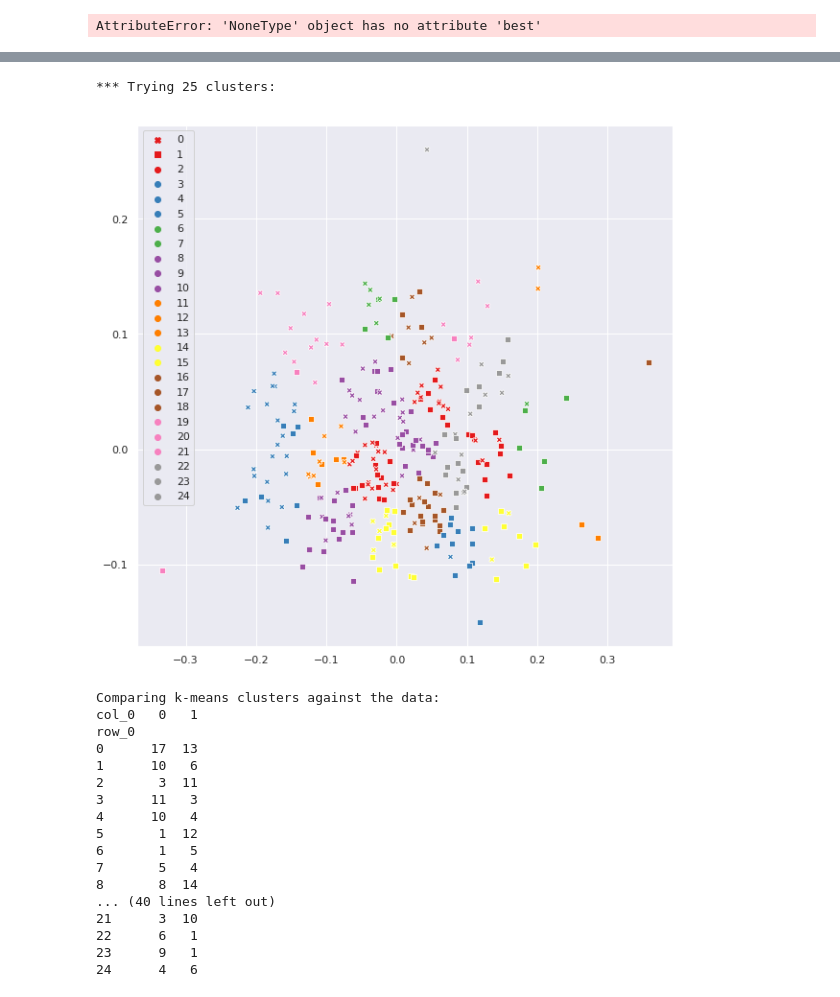
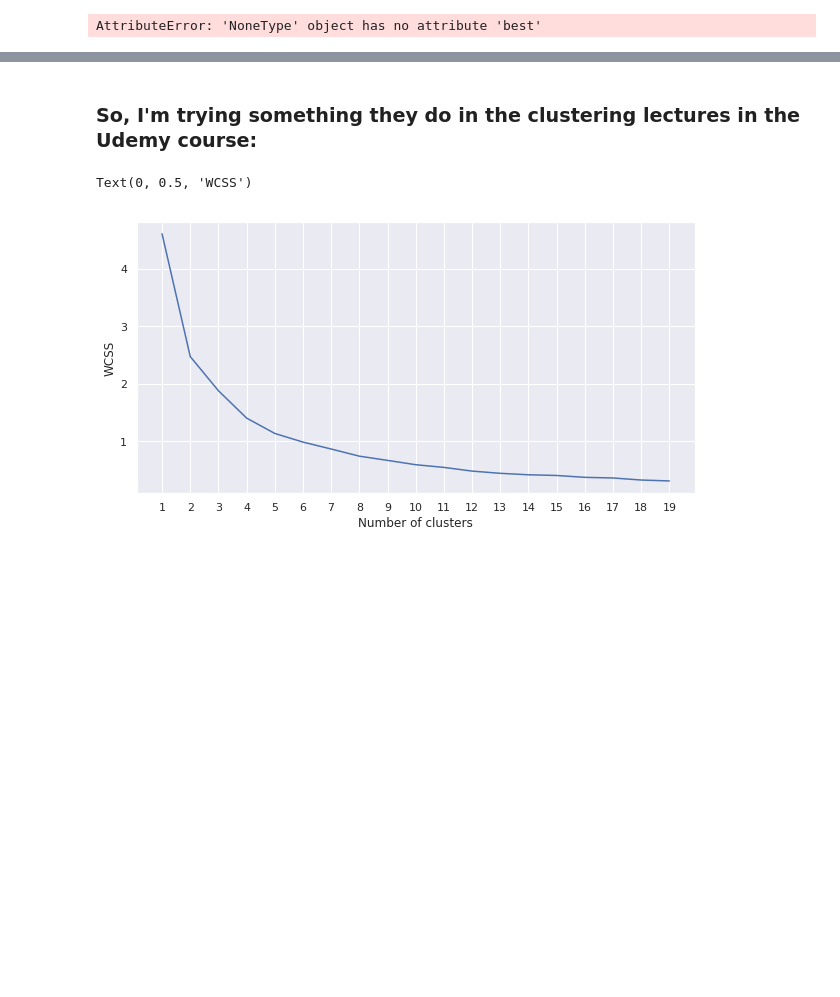
Before and after one commit to iamjeremybe/thinkful_data_science, a Jupyter notebook: clustering_and_k_means.ipynb, the cells around one changed output, grey strips where cells are left out. Cells and saved outputs as stored; diff of their text form; code cells hidden in the pictures; blank space fills up the shorter version.

```diff
--- a/clustering_and_k_means.ipynb
+++ b/clustering_and_k_means.ipynb
@@ -308,25 +308,20 @@ row_0
 *** Trying 7 clusters:
 [figure]
 ... (7 outputs left out)
-# %%
-try_x_clusters(25)
-# %% [output]
-*** Trying 25 clusters:
-[figure, removed]
-Comparing k-means clusters against the data:
-col_0   0   1
-row_0
-0      17  13
-1      10   6
-2       3  11
-3      11   3
-4      10   4
-5       1  12
-6       1   5
-7       5   4
-8       8  14
-... (40 lines left out)
-21      3  10
-22      6   1
-23      9   1
-24      4   6
+# %% [markdown]
+### So, I'm trying something they do in the clustering lectures in the Udemy course:
+# %%
+wcss = []
+for i in range(1,20):
+    kmeans = KMeans(i)
+    kmeans.fit(X_pca)
+    wcss.append(kmeans.inertia_)
+# %%
+plt.figure(figsize=(10,5))
+plt.plot(range(1,20),wcss)
+plt.xticks(np.arange(1,20,step=1))
+plt.xlabel('Number of clusters')
+plt.ylabel('WCSS')
+# %% [output]
+Text(0, 0.5, 'WCSS')
+[figure, added]
```
Also changed, not shown: parts of 11 cells of this notebook.
